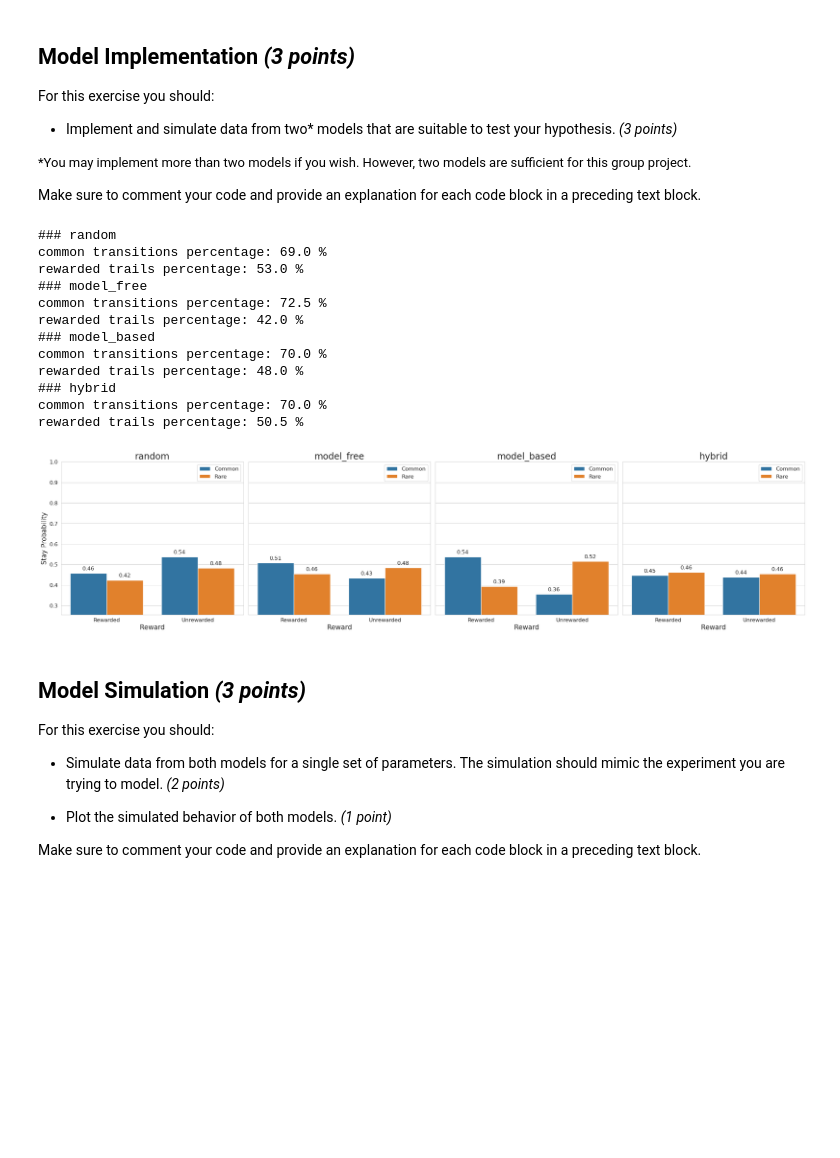
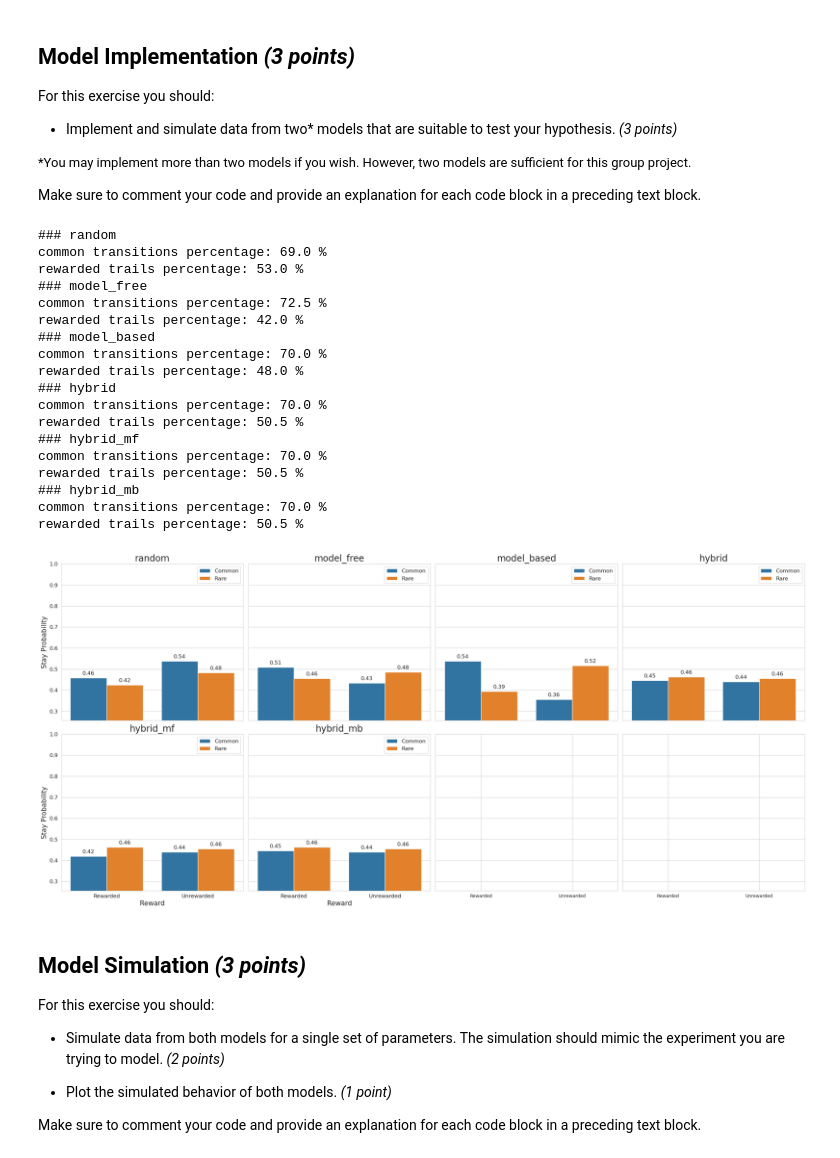
Before and after one commit to imtezcan/rl-twoStepTask, a Jupyter notebook: modeling_procedure.ipynb, the cells around one changed output. Cells and saved outputs as stored; diff of their text form; code cells hidden in the pictures; blank space fills up the shorter version.

```diff
--- a/modeling_procedure.ipynb
+++ b/modeling_procedure.ipynb
@@ -37,57 +37,82 @@ task_df_r , agent_r= simulate(agent_type='random', seed=seed)
 task_df_mf , agent_mf= simulate(agent_type='model_free', seed=seed)
 task_df_mb , agent_mb= simulate(agent_type='model_based', seed=seed)
 task_df_hybrid , agent_hybrid= simulate(agent_type='hybrid', seed=seed)
+task_df_hybrid_mf , agent_hybrid_mf= simulate(agent_type='hybrid', seed=seed, params={'w':0.0})
+task_df_hybrid_mb , agent_hybrid_mb= simulate(agent_type='hybrid', seed=seed, params={'w':1.0})
 # save_simulated_data(task_df_r, agent_type='random')
 # save_simulated_data(task_df_mf, agent_type='model_free')
 # save_simulated_data(task_df_mb, agent_type='model_based')
 # save_simulated_data(task_df_hybrid, agent_type='hybrid')
+# save_simulated_data(task_df_hybrid_mf, agent_type='hybrid_mf')
+# save_simulated_data(task_df_hybrid_mb, agent_type='hybrid_mb')
 # %%
 
 # print q table and transition matrix
 # print("q_table model free:\n", agent_mf.q_table)
 # print("q_table model based:\n", agent_mb.q_table)
 # print("q_table hybrid:\n", agent_hybrid.q_table)
+# print("q_table hybrid mf:\n", agent_hybrid_mf.q_table)
+# print("q_table hybrid mb:\n", agent_hybrid_mb.q_table)
+
 # if hasattr(agent_mb, 'transition_model'):
 #     print("transition_matrix model based:\n", agent_mb.transition_model[0])
 # if hasattr(agent_hybrid, 'transition_model'):
 #     print("transition_matrix hybrid:\n", agent_hybrid.transition_model[0])
+# if hasattr(agent_hybrid_mf, 'transition_model'):
+#     print("transition_matrix hybrid mf:\n", agent_hybrid_mf.transition_model[0])
+# if hasattr(agent_hybrid_mb, 'transition_model'):
+#     print("transition_matrix hybrid mb:\n", agent_hybrid_mb.transition_model[0])
 
 # print some statistics
 print_simple_statistics(task_df_r, title='random')
 print_simple_statistics(task_df_mf, title='model_free')
 print_simple_statistics(task_df_mb, title='model_based')
 print_simple_statistics(task_df_hybrid, title='hybrid')
+print_simple_statistics(task_df_hybrid_mf, title='hybrid_mf')
+print_simple_statistics(task_df_hybrid_mb, title='hybrid_mb')
 
 # calculate and plot stay probability
 stay_probability_r, _ = calculate_stay_probability(task_df_r)
 stay_probability_mf, _ = calculate_stay_probability(task_df_mf)
 stay_probability_mb, _ = calculate_stay_probability(task_df_mb)
 stay_probability_hybrid, _ = calculate_stay_probability(task_df_hybrid)
+stay_probability_hybrid_mf, _ = calculate_stay_probability(task_df_hybrid_mf)
+stay_probability_hybrid_mb, _ = calculate_stay_probability(task_df_hybrid_mb)
 
 fig = plot_stay_probabilities(dfs=[stay_probability_r,
                             stay_probability_mf,
                             stay_probability_mb,
-                             stay_probability_hybrid],
+                             stay_probability_hybrid,
+                             stay_probability_hybrid_mf,
+                             stay_probability_hybrid_mb],
                         labels=['random',
                                 'model_free',
                                 'model_based',
-                                'hybrid'])
+                                'hybrid',
+                                'hybrid_mf',
+                                'hybrid_mb'])
 
 # display(task_df_extended[['stepOneChoice', 'repeated_stepOneAction', 'repeated_stepOneAction_next','reward', 'common_transition']])
 # %% [output]
 ### random
 common transitions percentage: 69.0 %
 rewarded trails percentage: 53.0 %
 ### model_free
 common transitions percentage: 72.5 %
 rewarded trails percentage: 42.0 %
 ### model_based
 common transitions percentage: 70.0 %
 rewarded trails percentage: 48.0 %
 ### hybrid
 common transitions percentage: 70.0 %
 rewarded trails percentage: 50.5 %
+### hybrid_mf
+common transitions percentage: 70.0 %
+rewarded trails percentage: 50.5 %
+### hybrid_mb
+common transitions percentage: 70.0 %
+rewarded trails percentage: 50.5 %
-[figure, old version]
+[figure, new version]
 # %% [markdown]
 ## Model Simulation *(3 points)*
 
```
Also changed, not shown: parts of 40 cells of this notebook, 3 other files.
